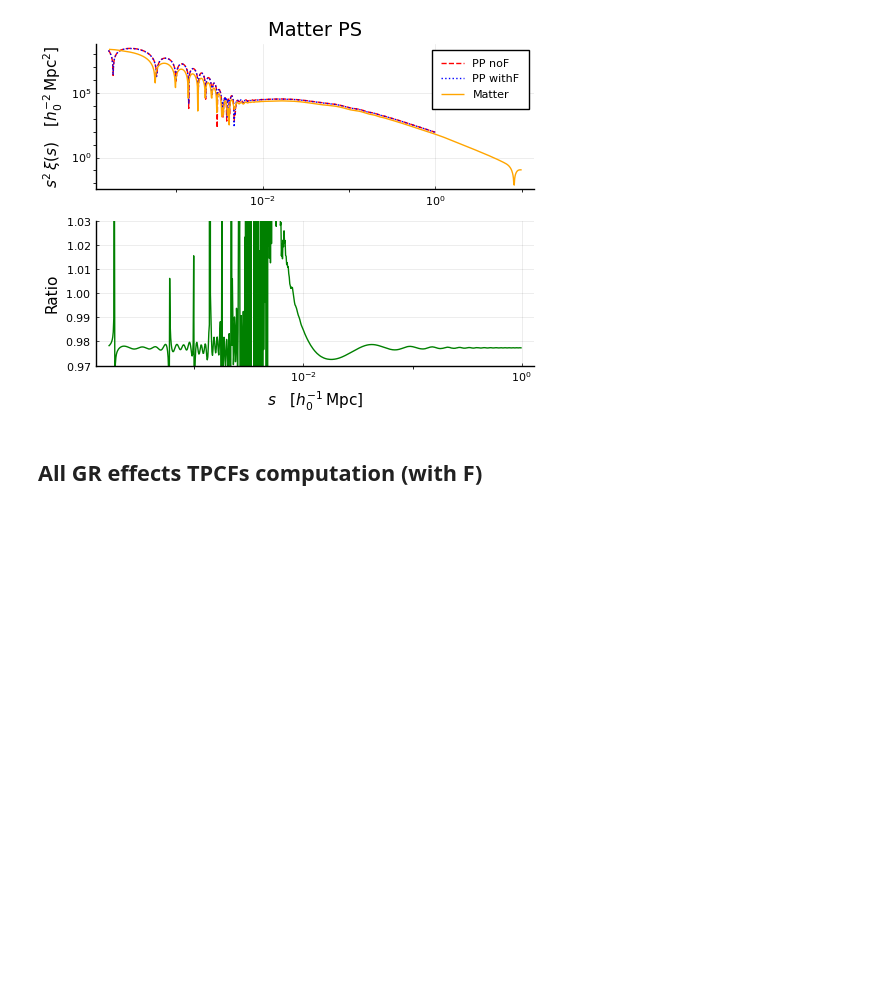
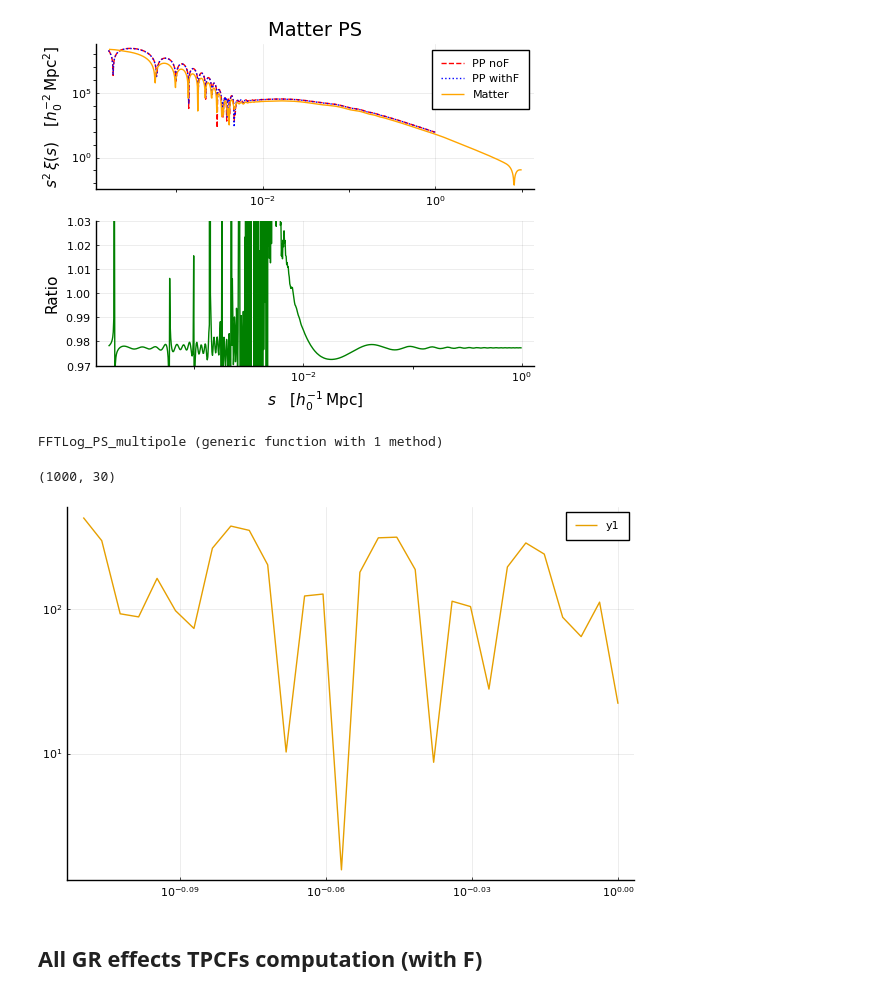
Before and after one commit to foglienimatteo/GaPSE.jl, a Jupyter notebook: ipynbs/Effective_fNL.ipynb, the cells around one changed output. Saved outputs shown, nothing was run; the diff lists cells and outputs as text; code cells hidden in the pictures; blank space fills up the shorter version.

```diff
--- a/ipynbs/Effective_fNL.ipynb
+++ b/ipynbs/Effective_fNL.ipynb
@@ -351,6 +361,34 @@ P = plot(p1, p2, size=(500, 400), layout= @layout [ x ; z ] )
 #display(P)
 # %% [output]
 [figure]
+# %%
+function FFTLog_PS_multipole(xs, fs;
+        L::Int = 0, ν::Float64 = 1.5, n_extrap_low::Int = 500,
+        n_extrap_high::Int = 500, n_pad::Int = 500)
+
+    Fxs = fs .* xs .^ 3 ./ GaPSE.A_prime
+
+    plan = FFTLog.SingleBesselPlan(x = xs,
+        n_extrap_low = n_extrap_low, ν=ν,
+        n_extrap_high = n_extrap_high, n_pad = n_pad);
+    FFTLog.prepare_FFTLog!(plan, [L]);
+    Fys = reshape(FFTLog.evaluate_FFTLog(plan, Fxs), (:,));
+    ys = reshape(FFTLog.get_y(plan), (:,));
+
+    return (ys, Fys)
+end
+# %% [output]
+FFTLog_PS_multipole (generic function with 1 method)
+# %%
+as, bs = FFTLog_PS_multipole(ss_ppm_withF[1:30], xis_ppm_withF[1:30]);
+# %%
+length(ss_ppm_withF), length(as)
+# %% [output]
+(1000, 30)
+# %%
+plot(as, abs.(bs), axis=:log)
+# %% [output]
+[figure, added]
 # %% [markdown]
 ## All GR effects TPCFs computation (with F)
 # %%
```
Also changed, not shown: parts of 2 cells of this notebook, 58 other files.
